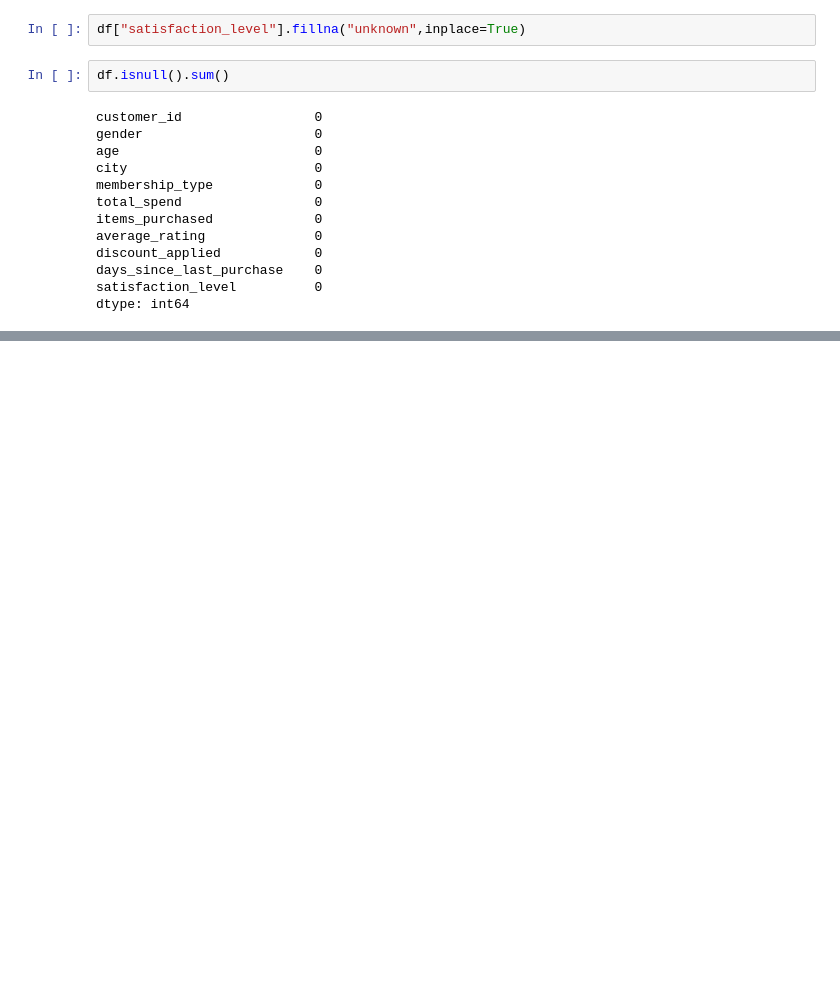
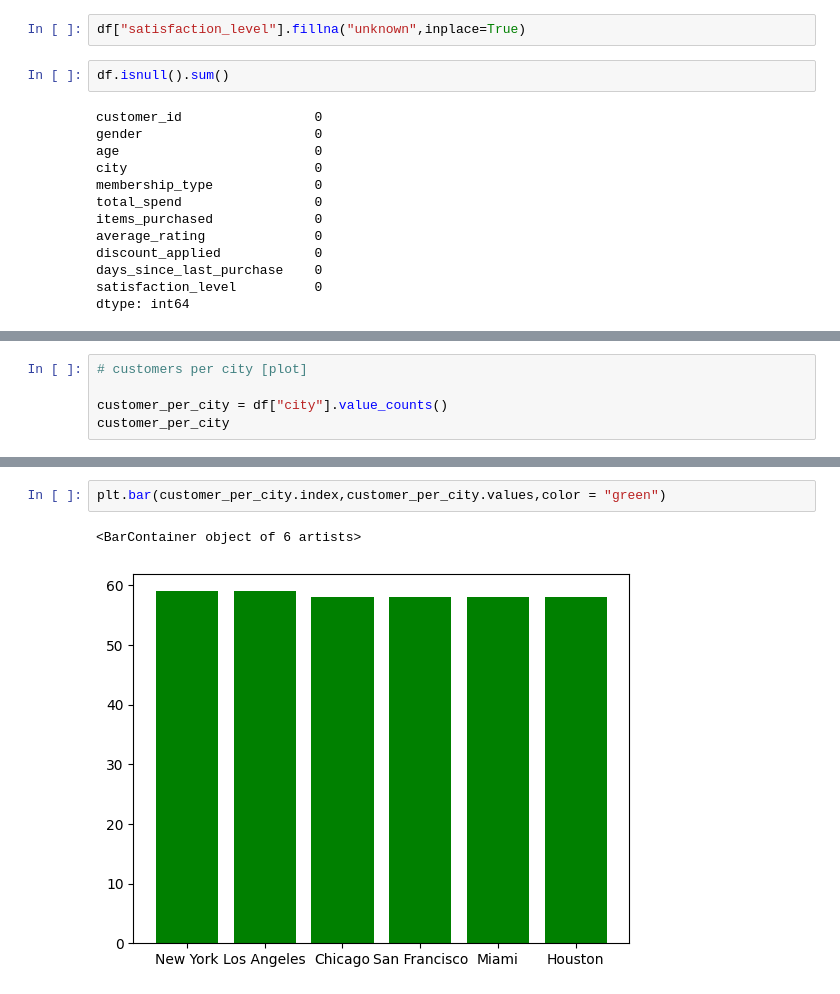
Before and after one commit to abinanand/Pandas_works, a Jupyter notebook: Customer_behaviour_case_study/customer_behviour_study.ipynb, the cells around one changed output, grey strips where cells are left out. Saved outputs shown, nothing was run; the diff lists cells and outputs as text; blank space fills up the shorter version.

```diff
--- a/Customer_behaviour_case_study/customer_behviour_study.ipynb
+++ b/Customer_behaviour_case_study/customer_behviour_study.ipynb
@@ -61,0 +151,5 @@ dtype: int64
+# %%
+# customers per city [plot]
+
+customer_per_city = df["city"].value_counts()
+customer_per_city
@@ -61,0 +165,5 @@ dtype: int64
+# %%
+plt.bar(customer_per_city.index,customer_per_city.values,color = "green")
+# %% [output]
+<BarContainer object of 6 artists>
+[figure, added]
```
Also changed, not shown: parts of 18 cells of this notebook.
